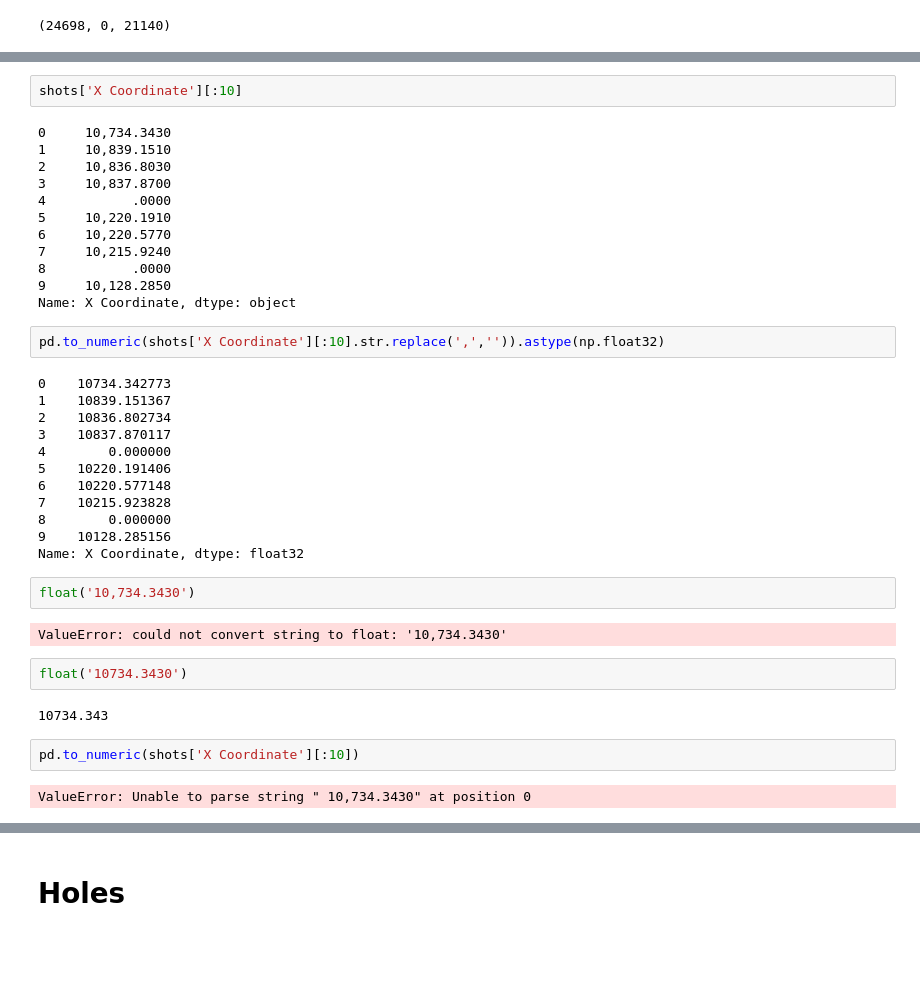
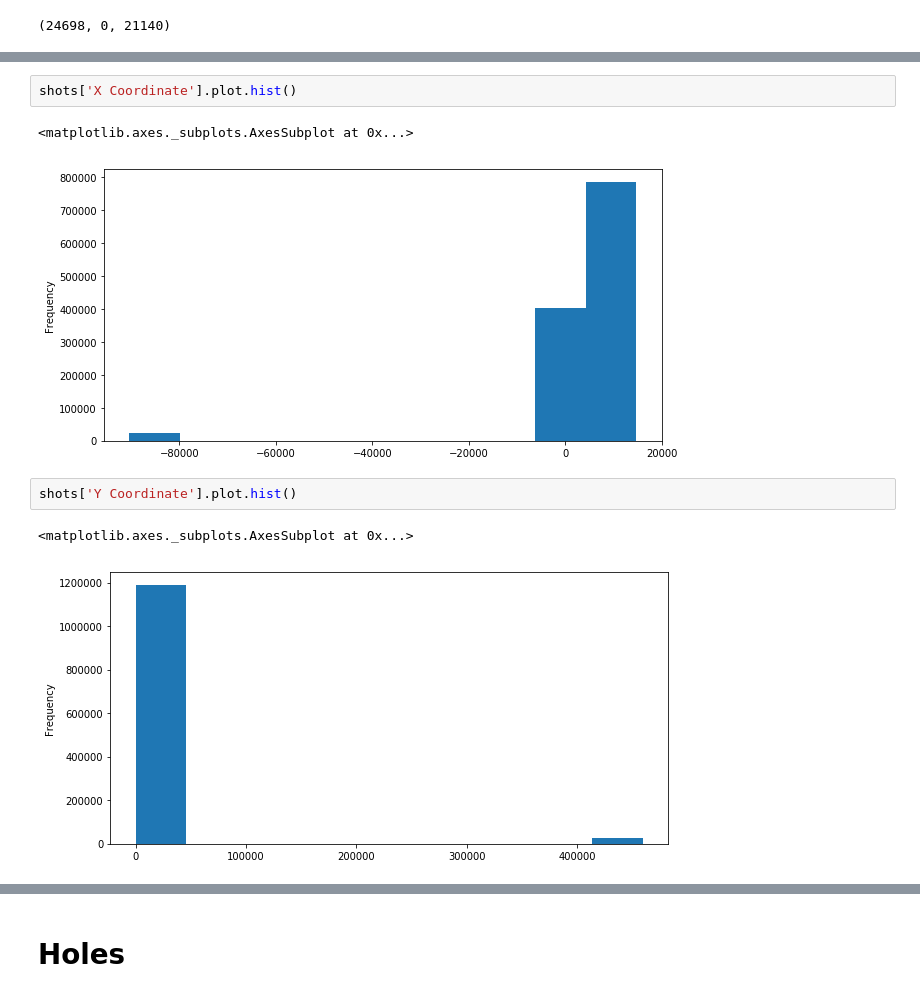
Before and after one commit to awfuldynne/golf_course_project, a Jupyter notebook: personal/andrewe/Data Dump Scratch.ipynb, the cells around one changed output, grey strips where cells are left out. Cells and saved outputs as stored; diff of their text form; blank space fills up the shorter version.

```diff
--- a/personal/andrewe/Data Dump Scratch.ipynb
+++ b/personal/andrewe/Data Dump Scratch.ipynb
@@ -374,40 +219,10 @@ Name: X Coordinate, Length: 24698, dtype: object
 # %%
-shots['X Coordinate'][:10]
+shots['X Coordinate'].plot.hist()
 # %% [output]
-0     10,734.3430
-1     10,839.1510
-2     10,836.8030
-3     10,837.8700
-4           .0000
-5     10,220.1910
-6     10,220.5770
-7     10,215.9240
-8           .0000
-9     10,128.2850
-Name: X Coordinate, dtype: object
+<matplotlib.axes._subplots.AxesSubplot at 0x...>
+[figure, added]
-# %%
-pd.to_numeric(shots['X Coordinate'][:10].str.replace(',','')).astype(np.float32)
-# %% [output]
-0    10734.342773
-1    10839.151367
-2    10836.802734
-3    10837.870117
-4        0.000000
-5    10220.191406
-6    10220.577148
-7    10215.923828
-8        0.000000
-9    10128.285156
-Name: X Coordinate, dtype: float32
-# %%
-float('10,734.3430')
-# %% [output]
-ValueError: could not convert string to float: '10,734.3430'
-# %%
-float('10734.3430')
-# %% [output]
-10734.343
-# %%
-pd.to_numeric(shots['X Coordinate'][:10])
-# %% [output]
-ValueError: Unable to parse string " 10,734.3430" at position 0
+# %%
+shots['Y Coordinate'].plot.hist()
+# %% [output]
+<matplotlib.axes._subplots.AxesSubplot at 0x...>
+[figure, added]
```
Also changed, not shown: parts of 14 cells of this notebook.
